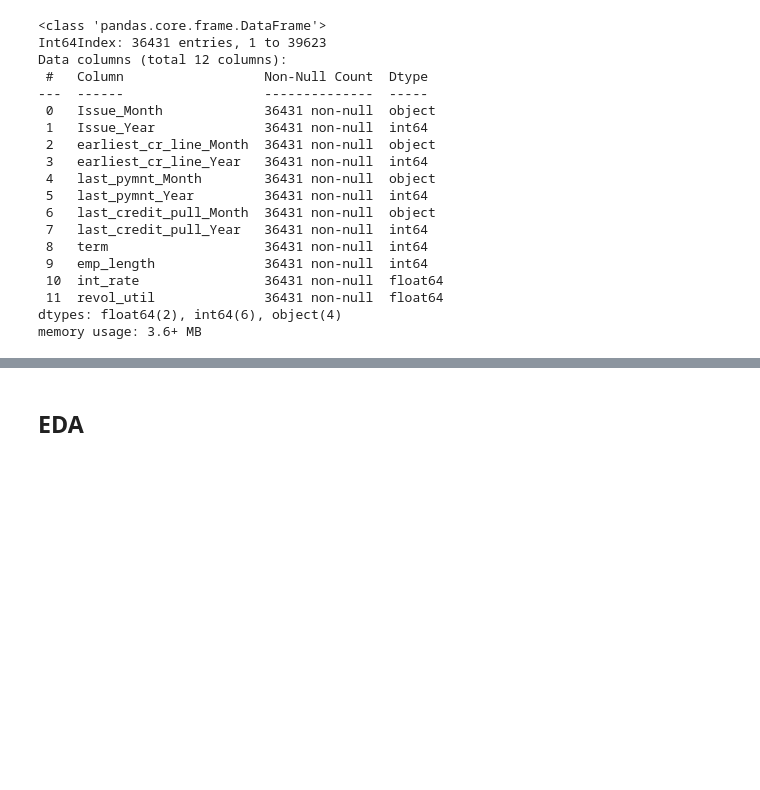
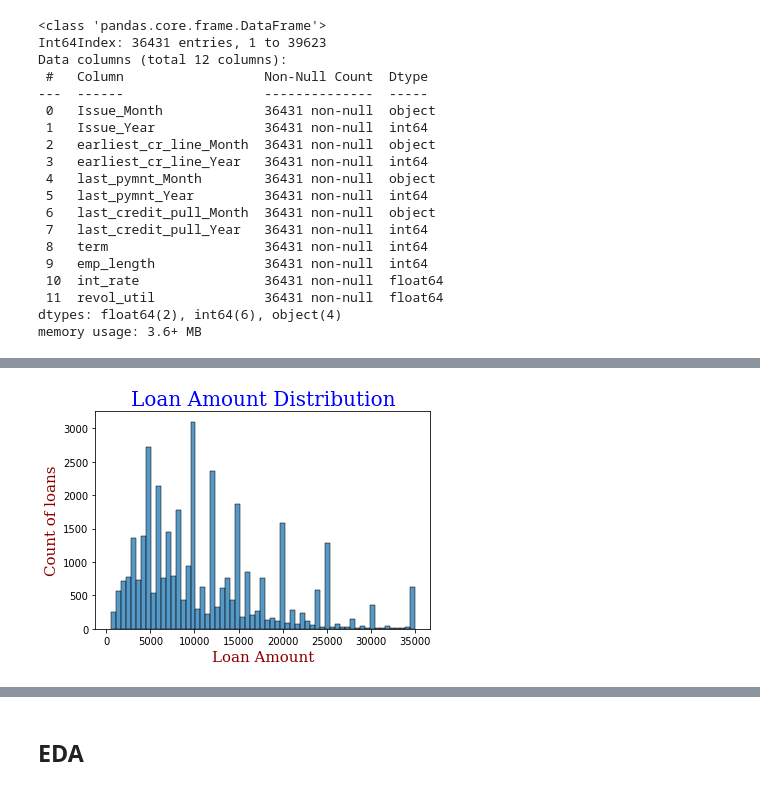
Before and after one commit to hargurjeet/Lending-Club-CaseStudy, a Jupyter notebook: Lending_Club_Case_Study.ipynb, the cells around one changed output, grey strips where cells are left out. Saved outputs shown, nothing was run; the diff lists cells and outputs as text; code cells hidden in the pictures; blank space fills up the shorter version.

```diff
--- a/Lending_Club_Case_Study.ipynb
+++ b/Lending_Club_Case_Study.ipynb
@@ -323,0 +345,11 @@ df5.select_dtypes(include='object')
+# %%
+font1 = {'family':'serif','color':'blue','size':20}
+font2 = {'family':'serif','color':'darkred','size':15}
+
+sns.histplot(df4.loan_amnt)
+plt.title('Loan Amount Distribution',  fontdict = font1)
+plt.xlabel("Loan Amount", fontdict = font2)
+plt.ylabel("Count of loans", fontdict = font2)
+plt.show()
+# %% [output]
+[figure, added]
```
Also changed, not shown: parts of 17 cells of this notebook.
